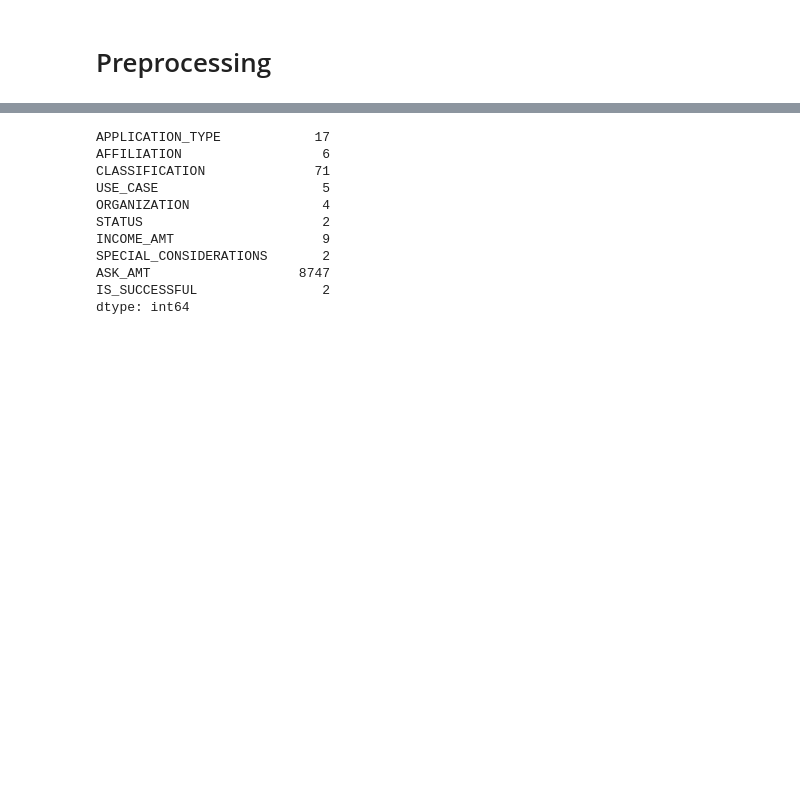
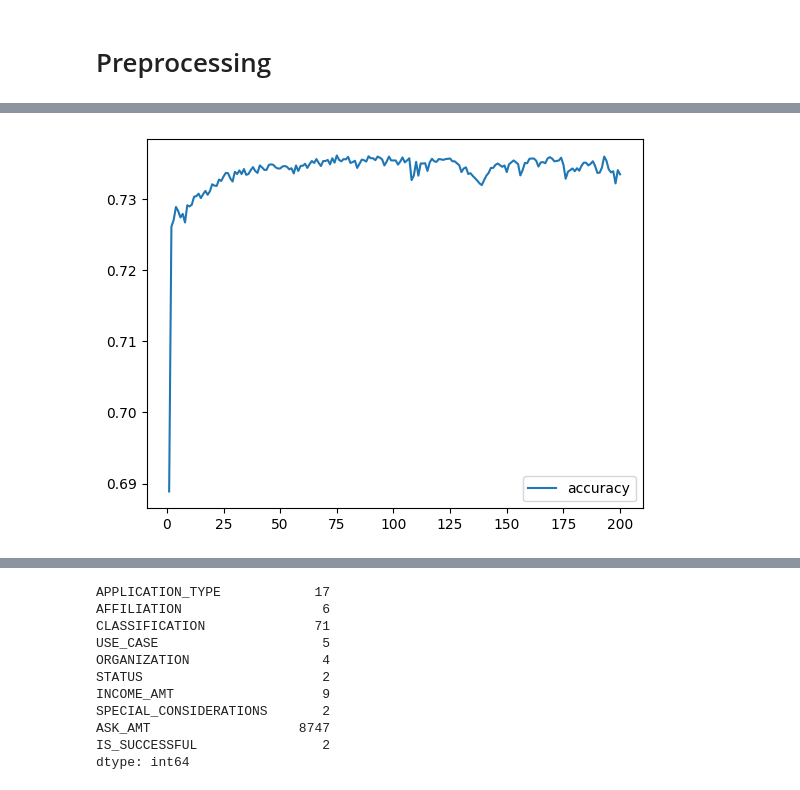
Before and after one commit to equitymarkets/deep-learning-challenge, a Jupyter notebook: Deep Learning Challenge/AlphabetSoupCharity_Optimization.ipynb, the cells around one changed output, grey strips where cells are left out. Drawn from its saved outputs; the diff is of its cells as text; code cells hidden in the pictures; blank space fills up the shorter version.

```diff
--- a/Deep Learning Challenge/AlphabetSoupCharity_Optimization.ipynb
+++ b/Deep Learning Challenge/AlphabetSoupCharity_Optimization.ipynb
@@ -20,0 +268,6 @@ application_df.head()
+# %%
+# Plot the accuracy
+history_df.plot(y="accuracy")
+plt.show()
+# %% [output]
+[figure, added]
```
Also changed, not shown: parts of 66 cells of this notebook.
